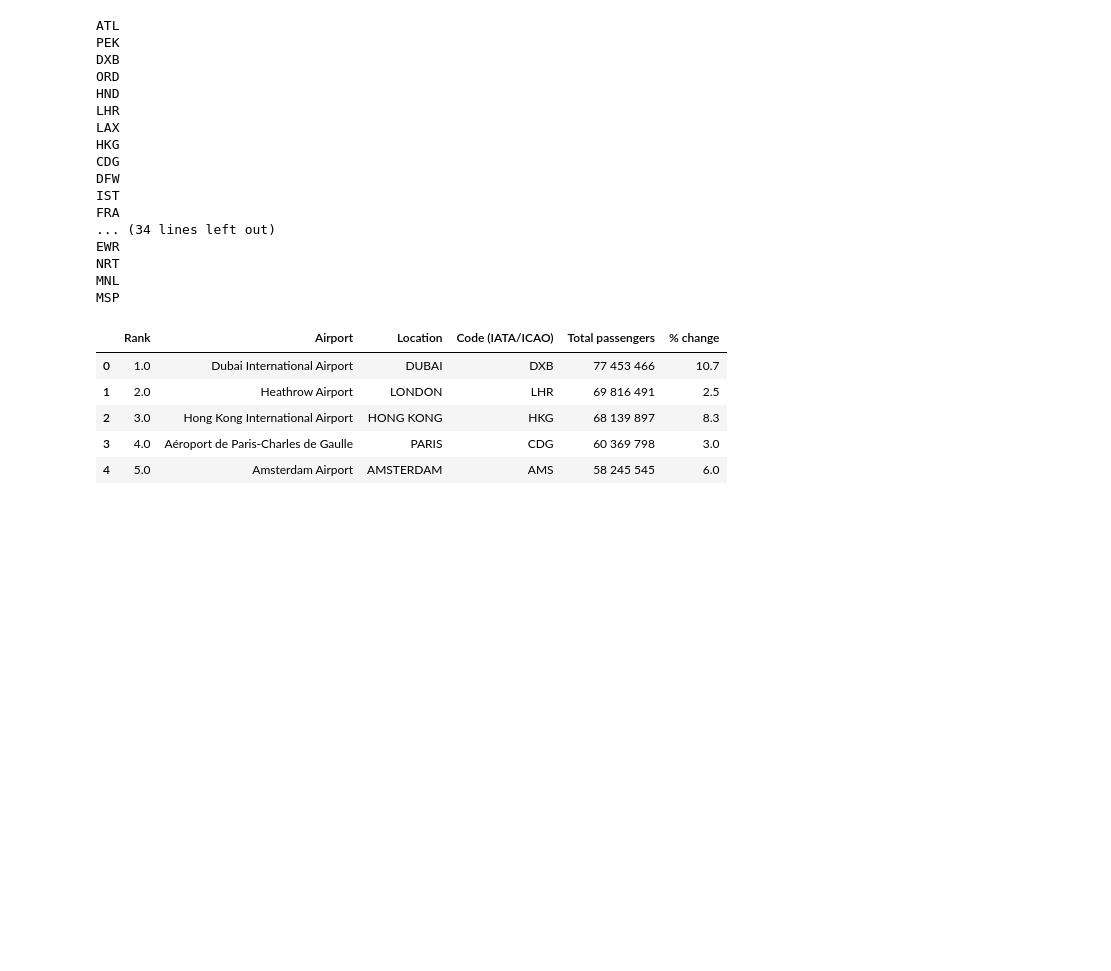
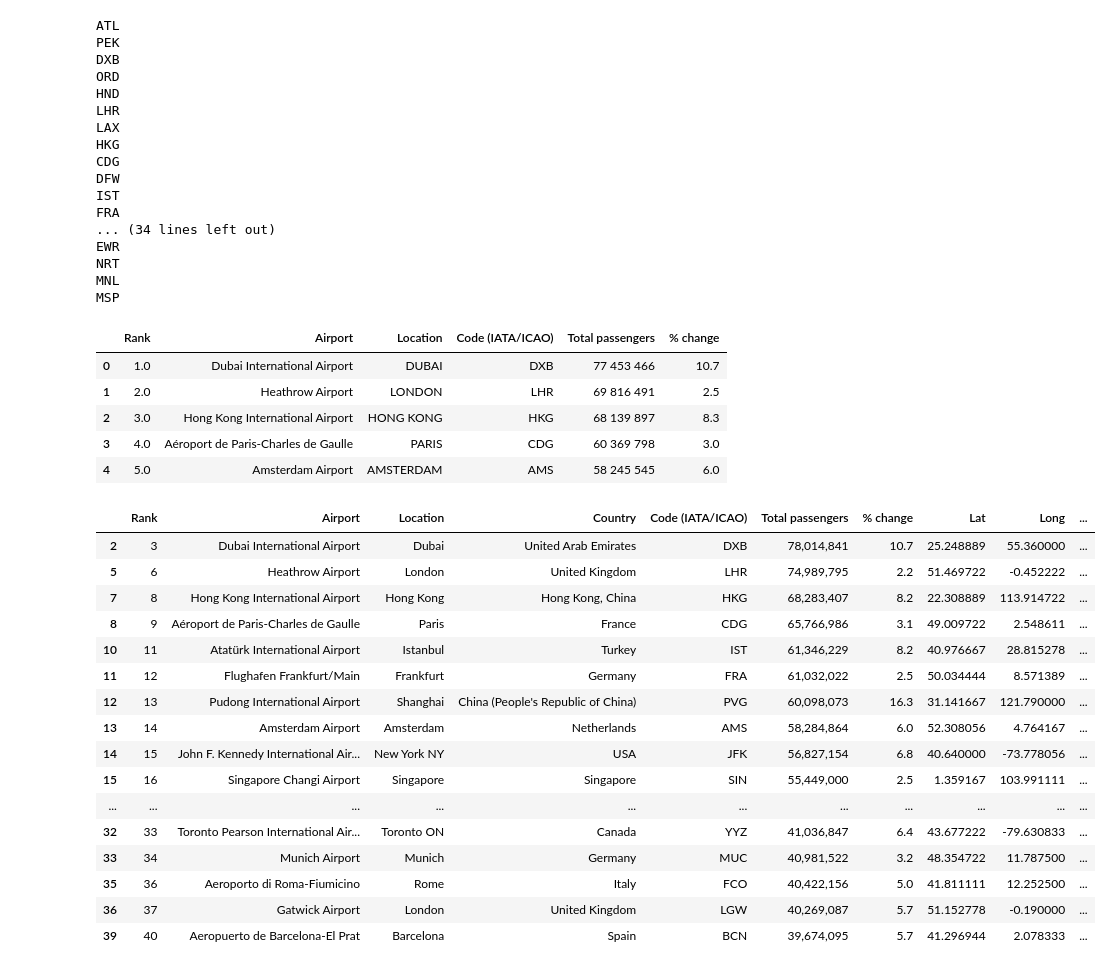
Before and after one commit to ellemonke/COVID-19, a Jupyter notebook: static/resources/airports/airports.ipynb, the cells around one changed output. Drawn from its saved outputs; the diff is of its cells as text; code cells hidden in the pictures; blank space fills up the shorter version.

```diff
--- a/static/resources/airports/airports.ipynb
+++ b/static/resources/airports/airports.ipynb
@@ -98,3 +90,25 @@ airports_df.head()
 # %%
 file = os.path.join('airports.csv')
 airports_df.to_csv(file, index=False, header=True)
+# %%
+airports_df = pd.read_csv('airports.csv')
+intl_airports = airports_df.loc[airports_df['Type']=='International']
+intl_airports.head(20)
+# %% [output]
+|  | Rank | Airport | Location | Country | Code (IATA/ICAO) | Total passengers | % change | Lat | Long | ... |
+| 2 | 3 | Dubai International Airport | Dubai | United Arab Emirates | DXB | 78,014,841 | 10.7 | 25.248889 | 55.360000 | ... |
+| 5 | 6 | Heathrow Airport | London | United Kingdom | LHR | 74,989,795 | 2.2 | 51.469722 | -0.452222 | ... |
+| 7 | 8 | Hong Kong International Airport | Hong Kong | Hong Kong, China | HKG | 68,283,407 | 8.2 | 22.308889 | 113.914722 | ... |
+| 8 | 9 | Aéroport de Paris-Charles de Gaulle | Paris | France | CDG | 65,766,986 | 3.1 | 49.009722 | 2.548611 | ... |
+| 10 | 11 | Atatürk International Airport | Istanbul | Turkey | IST | 61,346,229 | 8.2 | 40.976667 | 28.815278 | ... |
+| 11 | 12 | Flughafen Frankfurt/Main | Frankfurt | Germany | FRA | 61,032,022 | 2.5 | 50.034444 | 8.571389 | ... |
+| 12 | 13 | Pudong International Airport | Shanghai | China (People's Republic of China) | PVG | 60,098,073 | 16.3 | 31.141667 | 121.790000 | ... |
+| 13 | 14 | Amsterdam Airport | Amsterdam | Netherlands | AMS | 58,284,864 | 6.0 | 52.308056 | 4.764167 | ... |
+| 14 | 15 | John F. Kennedy International Air... | New York NY | USA | JFK | 56,827,154 | 6.8 | 40.640000 | -73.778056 | ... |
+| 15 | 16 | Singapore Changi Airport | Singapore | Singapore | SIN | 55,449,000 | 2.5 | 1.359167 | 103.991111 | ... |
+| ... | ... | ... | ... | ... | ... | ... | ... | ... | ... | ... |
+| 32 | 33 | Toronto Pearson International Air... | Toronto ON | Canada | YYZ | 41,036,847 | 6.4 | 43.677222 | -79.630833 | ... |
+| 33 | 34 | Munich Airport | Munich | Germany | MUC | 40,981,522 | 3.2 | 48.354722 | 11.787500 | ... |
+| 35 | 36 | Aeroporto di Roma-Fiumicino | Rome | Italy | FCO | 40,422,156 | 5.0 | 41.811111 | 12.252500 | ... |
+| 36 | 37 | Gatwick Airport | London | United Kingdom | LGW | 40,269,087 | 5.7 | 51.152778 | -0.190000 | ... |
+| 39 | 40 | Aeropuerto de Barcelona-El Prat | Barcelona | Spain | BCN | 39,674,095 | 5.7 | 41.296944 | 2.078333 | ... |
```
Also changed, not shown: parts of 3 cells of this notebook, 9 other files.
